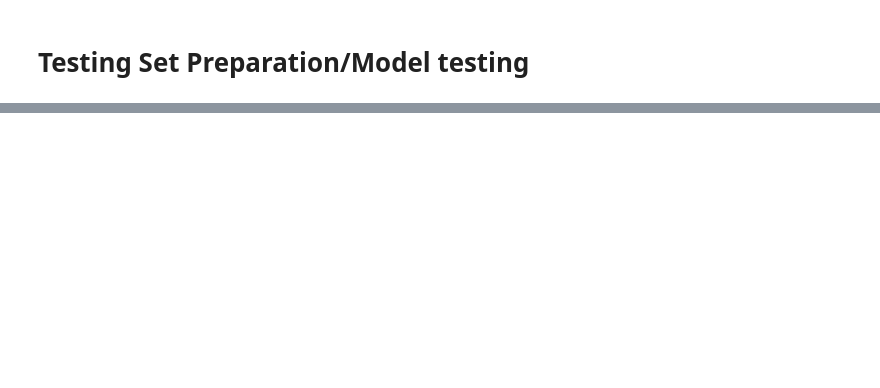
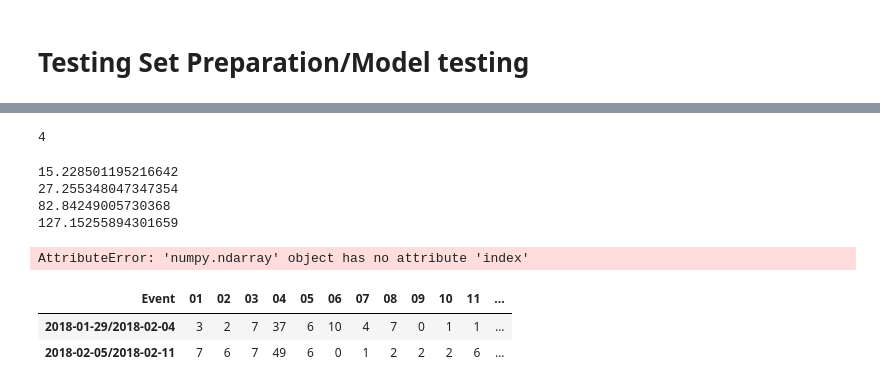
Before and after one commit to WillZ00/LISP-ATD-2022, a Jupyter notebook: 1D_CNN_20Dim.ipynb, the cells around one changed output, grey strips where cells are left out. Drawn from its saved outputs; the diff is of its cells as text; code cells hidden in the pictures; blank space fills up the shorter version.

```diff
--- a/1D_CNN_20Dim.ipynb
+++ b/1D_CNN_20Dim.ipynb
@@ -343,0 +276,34 @@ for i in range(len(prediction)):
+# %%
+len(predictions)
+# %% [output]
+4
+# %%
+util.metrics_mse(predictions, y_test)
+# %% [output]
+15.228501195216642
+27.255348047347354
+82.84249005730368
+127.15255894301659
+# %%
+metric_functions = [
+    MeanAbsoluteScaledError(),
+    MeanSquaredError(square_root=True),
+]
+metrics_n = atd2022.metrics.compute_nstep_metrics(
+    y_test,
+    predictions,
+    metric_functions,
+    models=model,
+    train=x_train,
+    verbose=True,
+)
+# %% [output]
+AttributeError: 'numpy.ndarray' object has no attribute 'index'
+# %%
+test=test_region.tail(2)
+# %%
+test
+# %% [output]
+| Event | 01 | 02 | 03 | 04 | 05 | 06 | 07 | 08 | 09 | 10 | 11 | ... |
+| 2018-01-29/2018-02-04 | 3 | 2 | 7 | 37 | 6 | 10 | 4 | 7 | 0 | 1 | 1 | ... |
+| 2018-02-05/2018-02-11 | 7 | 6 | 7 | 49 | 6 | 0 | 1 | 2 | 2 | 2 | 6 | ... |
```
Also changed, not shown: parts of 30 cells of this notebook, 1 other file.
